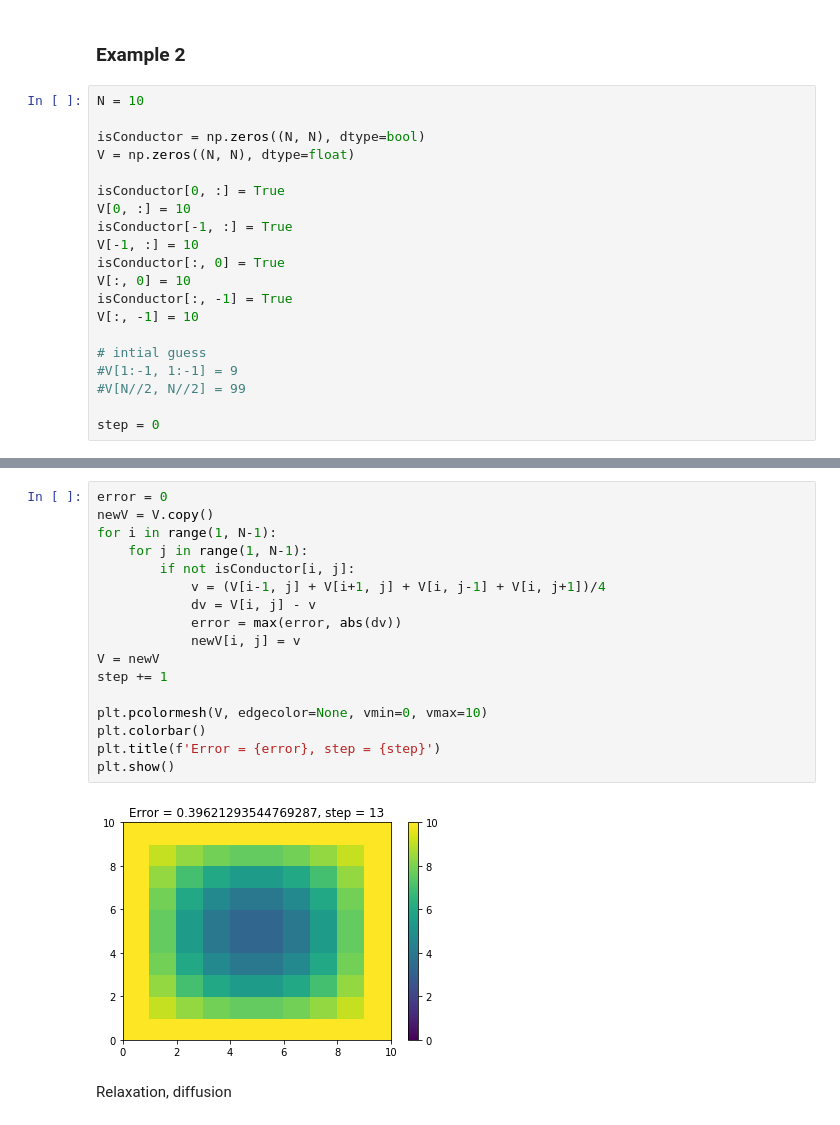
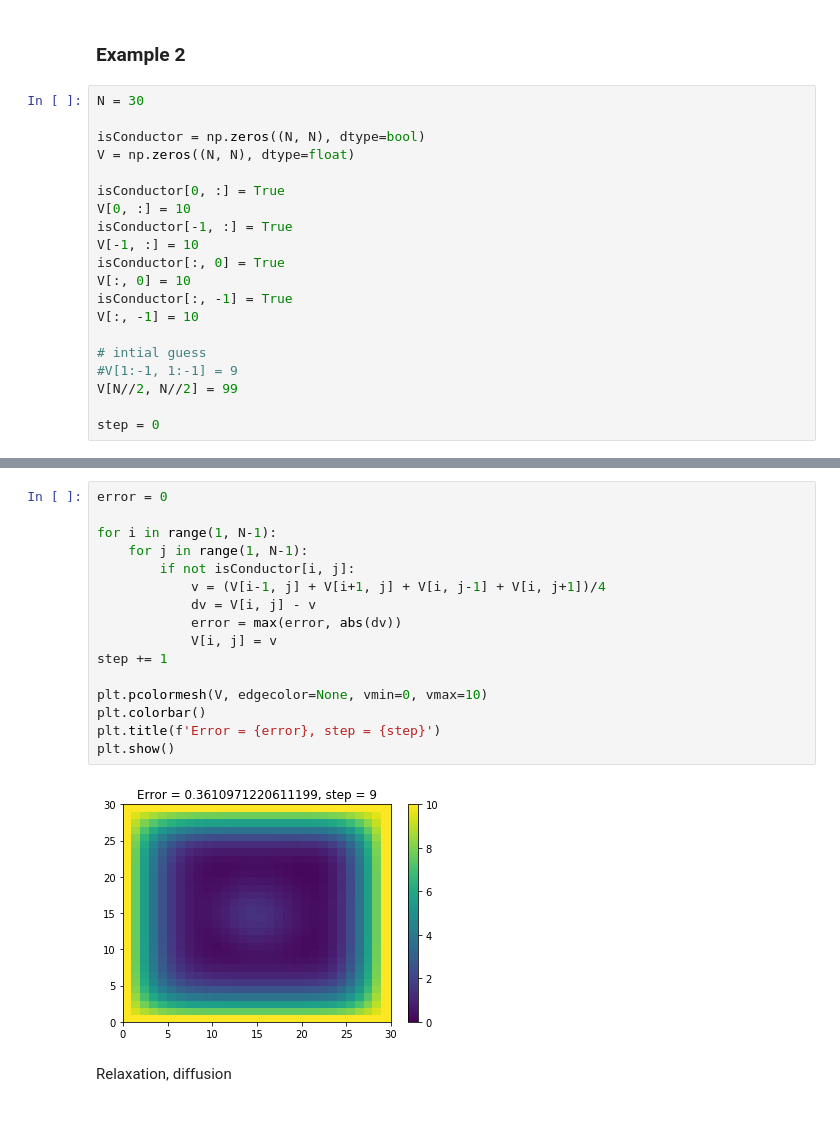
Before and after one commit to jmunroe/phys3800-winter2020, a Jupyter notebook: Ch10-Electrodynamics/10.4-Electric-Potential.ipynb, the cells around one changed output, grey strips where cells are left out. Saved outputs shown, nothing was run; the diff lists cells and outputs as text.

```diff
--- a/Ch10-Electrodynamics/10.4-Electric-Potential.ipynb
+++ b/Ch10-Electrodynamics/10.4-Electric-Potential.ipynb
@@ -157,7 +157,7 @@ plt.show()
 # %% [markdown]
 ### Example 2
 # %%
-N = 10
+N = 30
 
 isConductor = np.zeros((N, N), dtype=bool)
 V = np.zeros((N, N), dtype=float)
@@ -173,7 +173,7 @@ V[:, -1] = 10
 
 # intial guess
 #V[1:-1, 1:-1] = 9
-#V[N//2, N//2] = 99
+V[N//2, N//2] = 99
 
 step = 0
 # %%
@@ -185,22 +185,21 @@ plt.colorbar()
 # %%
 error = 0
-newV = V.copy()
+
 for i in range(1, N-1):
     for j in range(1, N-1):
         if not isConductor[i, j]:
             v = (V[i-1, j] + V[i+1, j] + V[i, j-1] + V[i, j+1])/4
             dv = V[i, j] - v
             error = max(error, abs(dv))
-            newV[i, j] = v
-V = newV
+            V[i, j] = v
 step += 1
 
 plt.pcolormesh(V, edgecolor=None, vmin=0, vmax=10)
 plt.colorbar()
 plt.title(f'Error = {error}, step = {step}')
 plt.show()
 # %% [output]
-[figure, old version]
+[figure, new version]
 # %% [markdown]
 Relaxation, diffusion
 # %% [markdown]
```
Also changed, not shown: parts of 2 cells of this notebook, 4 other files.
